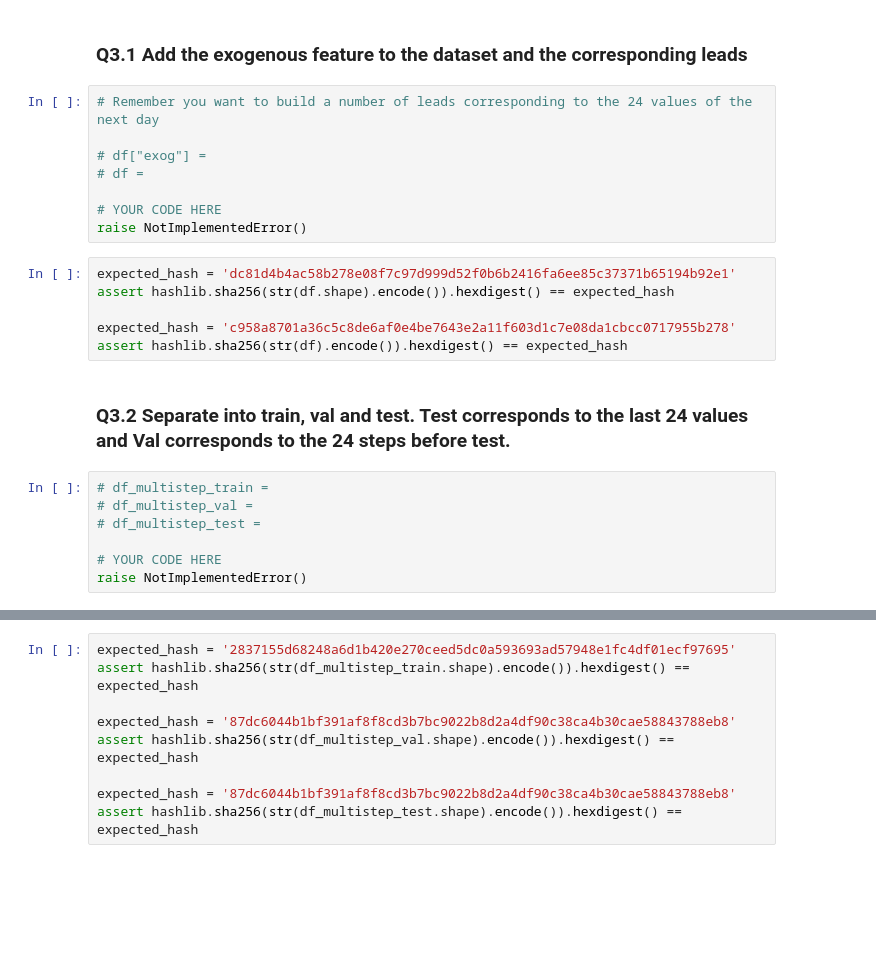
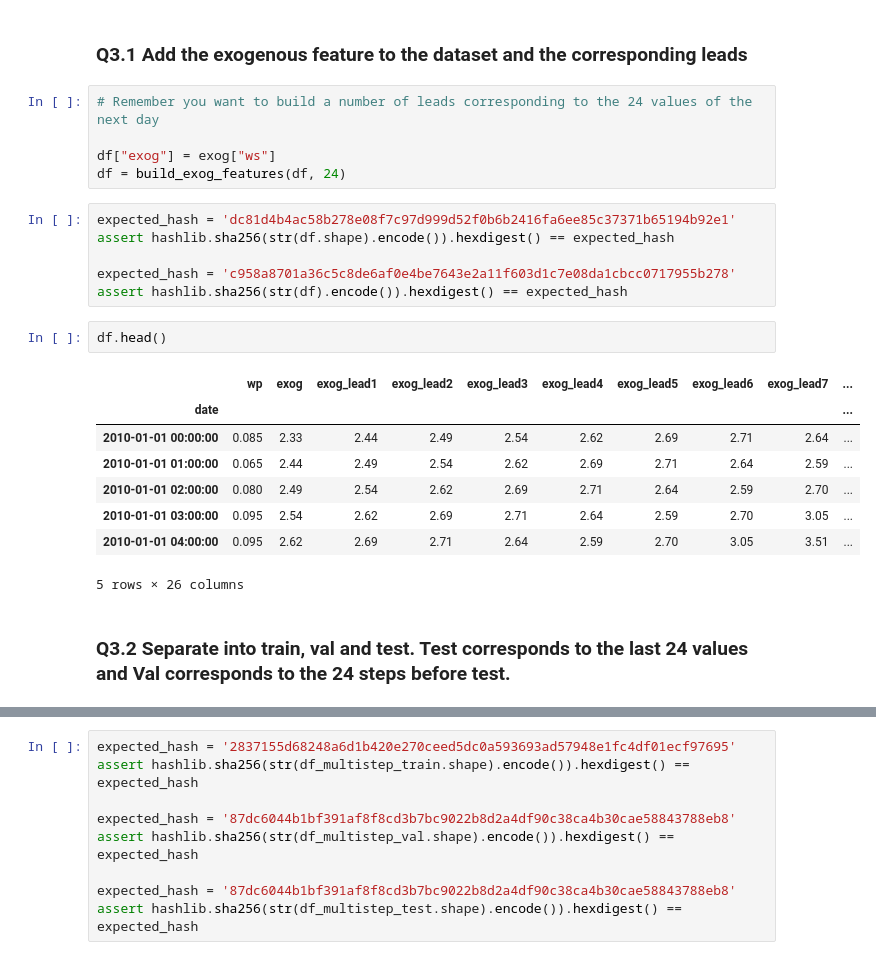
Before and after one commit to DarynaP/batch6-workspace, a Jupyter notebook: S03 - Time Series/BLU06 - Machine Learning for Time Series/Exercise notebook.ipynb, the cells around one changed output, grey strips where cells are left out. Cells and saved outputs as stored; diff of their text form; blank space fills up the shorter version.

```diff
--- a/S03 - Time Series/BLU06 - Machine Learning for Time Series/Exercise notebook.ipynb
+++ b/S03 - Time Series/BLU06 - Machine Learning for Time Series/Exercise notebook.ipynb
@@ -255,23 +306,24 @@ exog = exog.sort_index()
 # %%
 # Remember you want to build a number of leads corresponding to the 24 values of the next day
 
-# df["exog"] =
-# df =
-
-# YOUR CODE HERE
-raise NotImplementedError()
+df["exog"] = exog["ws"]
+df = build_exog_features(df, 24)
 # %%
 expected_hash = 'dc81d4b4ac58b278e08f7c97d999d52f0b6b2416fa6ee85c37371b65194b92e1'
 assert hashlib.sha256(str(df.shape).encode()).hexdigest() == expected_hash
 
 expected_hash = 'c958a8701a36c5c8de6af0e4be7643e2a11f603d1c7e08da1cbcc0717955b278'
 assert hashlib.sha256(str(df).encode()).hexdigest() == expected_hash
+# %%
+df.head()
+# %% [output]
+|  | wp | exog | exog_lead1 | exog_lead2 | exog_lead3 | exog_lead4 | exog_lead5 | exog_lead6 | exog_lead7 | ... |
+| date |  |  |  |  |  |  |  |  |  | ... |
+| 2010-01-01 00:00:00 | 0.085 | 2.33 | 2.44 | 2.49 | 2.54 | 2.62 | 2.69 | 2.71 | 2.64 | ... |
+| 2010-01-01 01:00:00 | 0.065 | 2.44 | 2.49 | 2.54 | 2.62 | 2.69 | 2.71 | 2.64 | 2.59 | ... |
+| 2010-01-01 02:00:00 | 0.080 | 2.49 | 2.54 | 2.62 | 2.69 | 2.71 | 2.64 | 2.59 | 2.70 | ... |
+| 2010-01-01 03:00:00 | 0.095 | 2.54 | 2.62 | 2.69 | 2.71 | 2.64 | 2.59 | 2.70 | 3.05 | ... |
+| 2010-01-01 04:00:00 | 0.095 | 2.62 | 2.69 | 2.71 | 2.64 | 2.59 | 2.70 | 3.05 | 3.51 | ... |
+5 rows × 26 columns
 # %% [markdown]
 ### Q3.2 Separate into train, val and test. Test corresponds to the last 24 values and Val corresponds to the 24 steps before test.
-# %%
-# df_multistep_train =
-# df_multistep_val =
-# df_multistep_test =
-
-# YOUR CODE HERE
-raise NotImplementedError()
```
Also changed, not shown: parts of 12 cells of this notebook.
